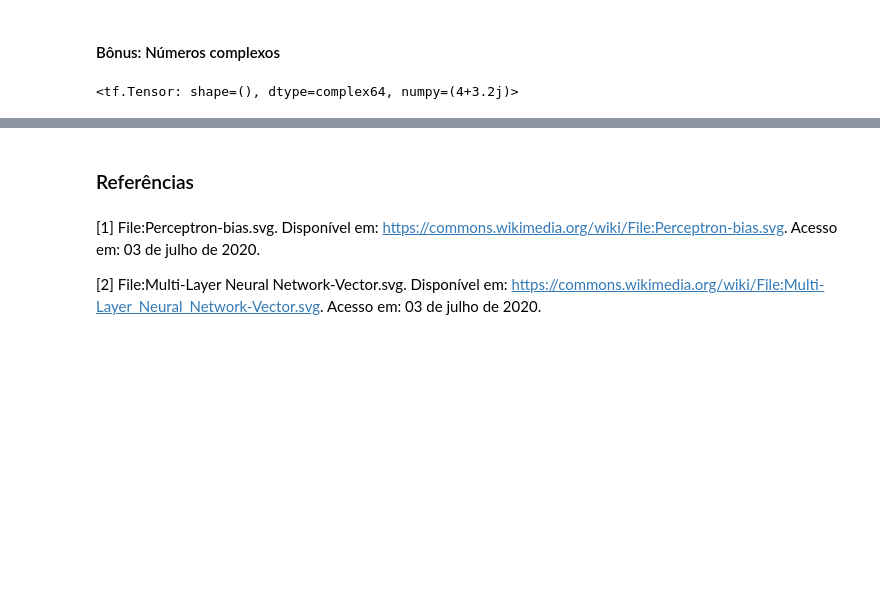
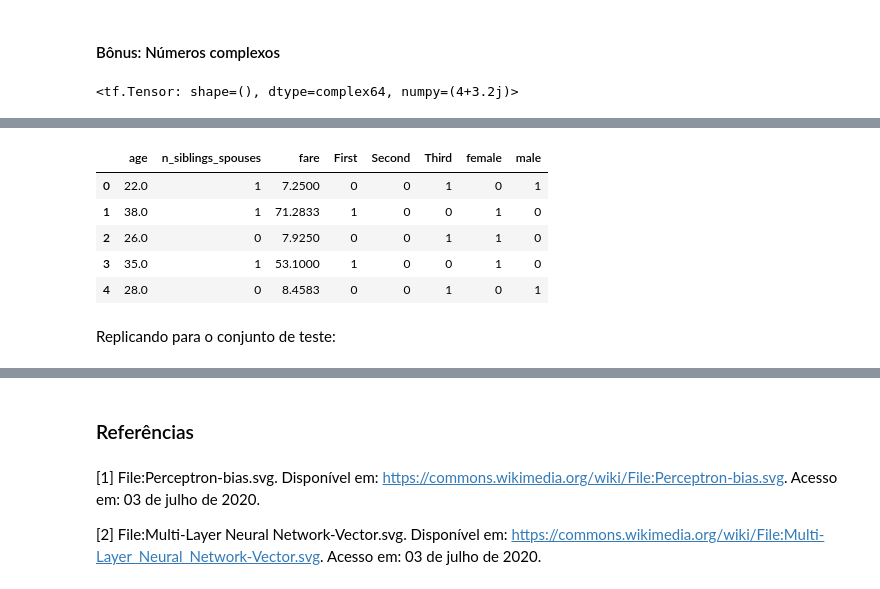
Before and after one commit to alcunha/nn-with-tf, a Jupyter notebook: Fully-Connected-Neural-Networks-with-TF.ipynb, the cells around one changed output, grey strips where cells are left out. Saved outputs shown, nothing was run; the diff lists cells and outputs as text; code cells hidden in the pictures; blank space fills up the shorter version.

```diff
--- a/Fully-Connected-Neural-Networks-with-TF.ipynb
+++ b/Fully-Connected-Neural-Networks-with-TF.ipynb
@@ -209,0 +302,12 @@ Os neurônios podem ser dispostos em camadas e várias dessas camadas podem ser
+# %%
+train_df_features = train_df.drop(columns=['survived'])
+train_df_features.head()
+# %% [output]
+|  | age | n_siblings_spouses | fare | First | Second | Third | female | male |
+| 0 | 22.0 | 1 | 7.2500 | 0 | 0 | 1 | 0 | 1 |
+| 1 | 38.0 | 1 | 71.2833 | 1 | 0 | 0 | 1 | 0 |
+| 2 | 26.0 | 0 | 7.9250 | 0 | 0 | 1 | 1 | 0 |
+| 3 | 35.0 | 1 | 53.1000 | 1 | 0 | 0 | 1 | 0 |
+| 4 | 28.0 | 0 | 8.4583 | 0 | 0 | 1 | 0 | 1 |
+# %% [markdown]
+Replicando para o conjunto de teste:
```
Also changed, not shown: parts of 17 cells of this notebook.
